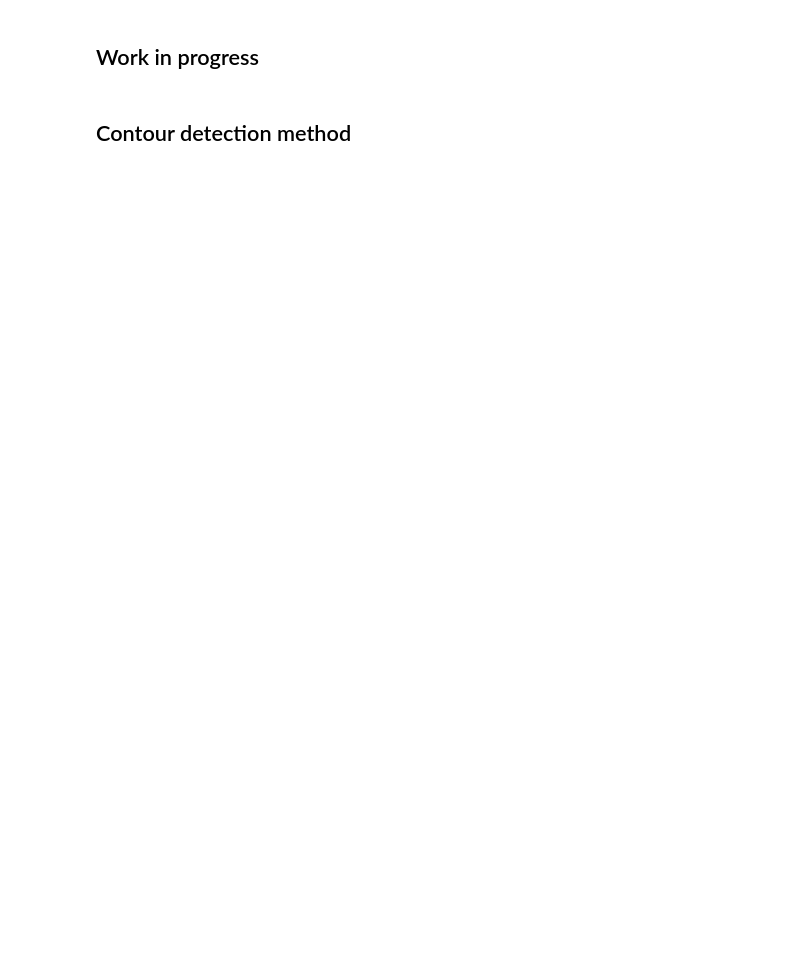
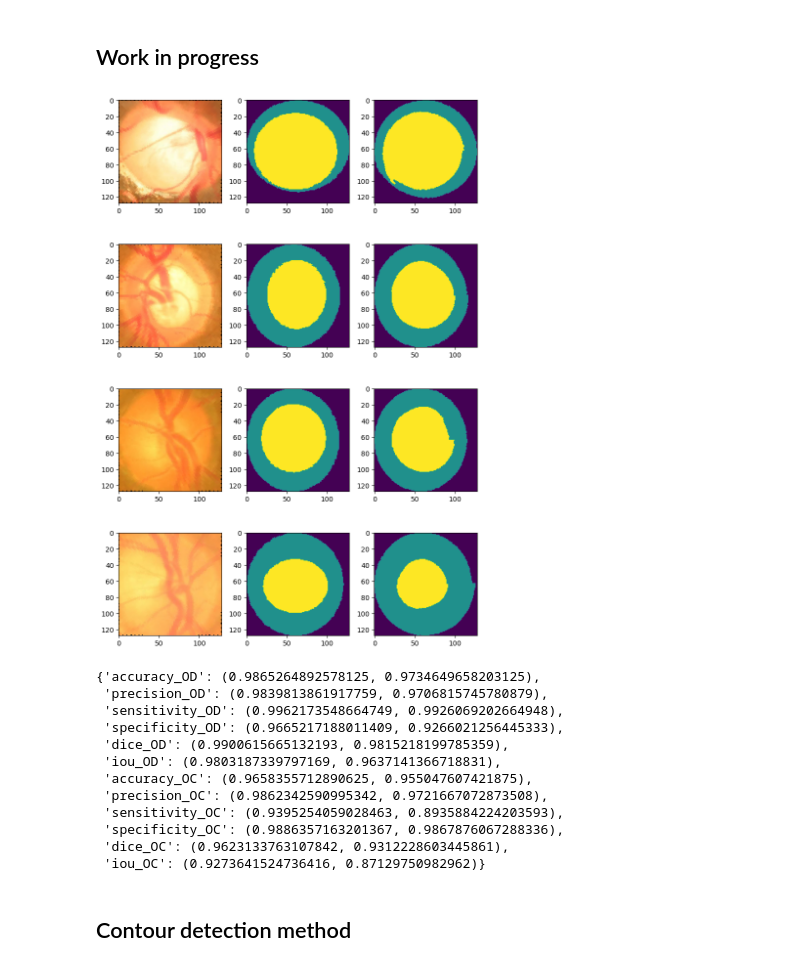
Before and after one commit to AkosKappel/DP-GlaucomaSegmentation, a Jupyter notebook: notebooks/workspace.ipynb, the cells around one changed output. Saved outputs shown, nothing was run; the diff lists cells and outputs as text; code cells hidden in the pictures; blank space fills up the shorter version.

```diff
--- a/notebooks/workspace.ipynb
+++ b/notebooks/workspace.ipynb
@@ -242,22 +257,3 @@ if ARCHITECTURE == 'cascade':
-# %%
-# Plot metrics
-used_metrics = sorted([m[6:] for m in hist.keys() if m.startswith('train_')])
-fig, ax = plt.subplots(4, 4, figsize=(14, 8))
-ax = ax.ravel()
-
-for i, metric in enumerate(used_metrics):
-    ax[i].plot(hist[f'train_{metric}'], label=f'train')
-    ax[i].plot(hist[f'val_{metric}'], label=f'val')
-    ax[i].set_title(metric[0].upper() + metric[1:].replace('_', ' '))
-    if metric != 'loss':
-        ax[i].set_ylim(top=1)
-    ax[i].legend()
-
-for ax in ax[len(used_metrics):]:
-    ax.axis('off')
-
-plt.tight_layout()
-plt.show()
 # %% [markdown]
 ## Testing
 # %%
@@ -294,5 +292,48 @@ if ARCHITECTURE == 'cascade':
 # %% [markdown]
 ## Work in progress
+# %%
+images, masks = next(iter(test_loader))
+images = images.float().to(DEVICE)
+masks = masks.long().to(DEVICE)
+
+outputs = model(images)
+probs = torch.softmax(outputs, dim=1)
+preds = torch.argmax(probs, dim=1)
+
+met1 = get_metrics(masks, preds, [[1, 2], [2]])
+
+images, masks, preds = undo_polar_transform(images, masks, preds)
+
+met2 = get_metrics(masks, preds, [[1, 2], [2]])
+
+images = images.detach().cpu().numpy().transpose(0, 2, 3, 1) / 255
+masks = masks.detach().cpu().numpy()
+preds = preds.detach().cpu().numpy()
+
+fig, ax = plt.subplots(4, 3, figsize=(8, 12))
+ax = ax.ravel()
+for i in range(4):
+    ax[3 * i].imshow(images[i])
+    ax[3 * i + 1].imshow(masks[i])
+    ax[3 * i + 2].imshow(preds[i])
+plt.tight_layout()
+plt.show()
+
+{k: (met1[k], met2[k]) for k in met1.keys()}
+# %% [output]
+[figure, added]
+{'accuracy_OD': (0.9865264892578125, 0.9734649658203125),
+ 'precision_OD': (0.9839813861917759, 0.9706815745780879),
+ 'sensitivity_OD': (0.9962173548664749, 0.9926069202664948),
+ 'specificity_OD': (0.9665217188011409, 0.9266021256445333),
+ 'dice_OD': (0.9900615665132193, 0.9815218199785359),
+ 'iou_OD': (0.9803187339797169, 0.9637141366718831),
+ 'accuracy_OC': (0.9658355712890625, 0.955047607421875),
+ 'precision_OC': (0.9862342590995342, 0.9721667072873508),
+ 'sensitivity_OC': (0.9395254059028463, 0.8935884224203593),
+ 'specificity_OC': (0.9886357163201367, 0.9867876067288336),
+ 'dice_OC': (0.9623133763107842, 0.9312228603445861),
+ 'iou_OC': (0.9273641524736416, 0.87129750982962)}
 # %%
 # torch.save(model.state_dict(), CHECKPOINT_DIR + 'model.pth')
 
```
Also changed, not shown: parts of 7 cells of this notebook, 11 other files.
